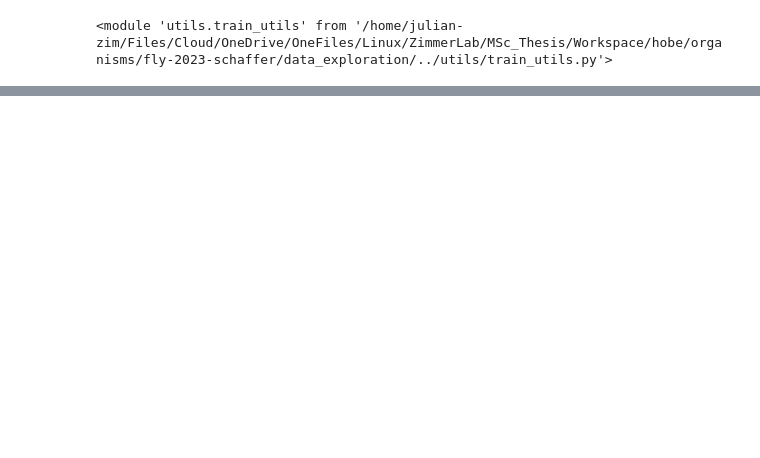
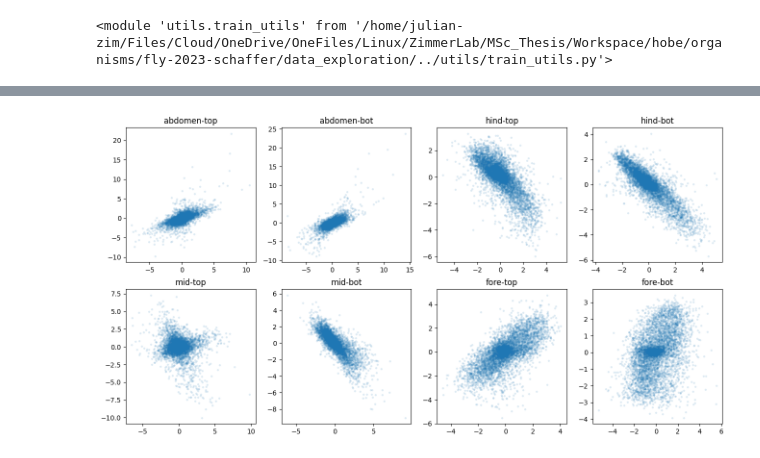
Before and after one commit to julian-zim/higama, a Jupyter notebook: organisms/fly-2023-schaffer/data_exploration/behavior.ipynb, the cells around one changed output, grey strips where cells are left out. Saved outputs shown, nothing was run; the diff lists cells and outputs as text; code cells hidden in the pictures; blank space fills up the shorter version.

```diff
--- a/organisms/fly-2023-schaffer/data_exploration/behavior.ipynb
+++ b/organisms/fly-2023-schaffer/data_exploration/behavior.ipynb
@@ -119,0 +140,19 @@ for idx in range(len(recon.columns) // 2):
+# %%
+markers_me_zs = [
+	pd.DataFrame(
+		data=(marker_me.values - marker_me.values.mean(axis=0)) / np.where((marker_std := np.std(marker_me.values, axis=0)) == 0.0, 1.0, marker_std),
+		columns=marker_me.columns)
+	for marker_me in markers_me
+]
+
+fig, axes = plt.subplots(2, 4, figsize=(16, 8))
+
+for idx in range(len(markers_me_zs[file_ids.index(plot_id)].columns) // 2):
+	title = markers_me_zs[file_ids.index(plot_id)].columns[idx * 2].split('_')[0]
+	axes[idx // 4, idx % 4].set_title(title)
+
+	axes[idx // 4, idx % 4].scatter(markers_me_zs[file_ids.index(plot_id)].values[:, idx * 2],
+									markers_me_zs[file_ids.index(plot_id)].values[:, idx * 2 + 1],
+									s=5, alpha=0.1)
+# %% [output]
+[figure, added]
```
Also changed, not shown: parts of 12 cells of this notebook, 12 other files.
